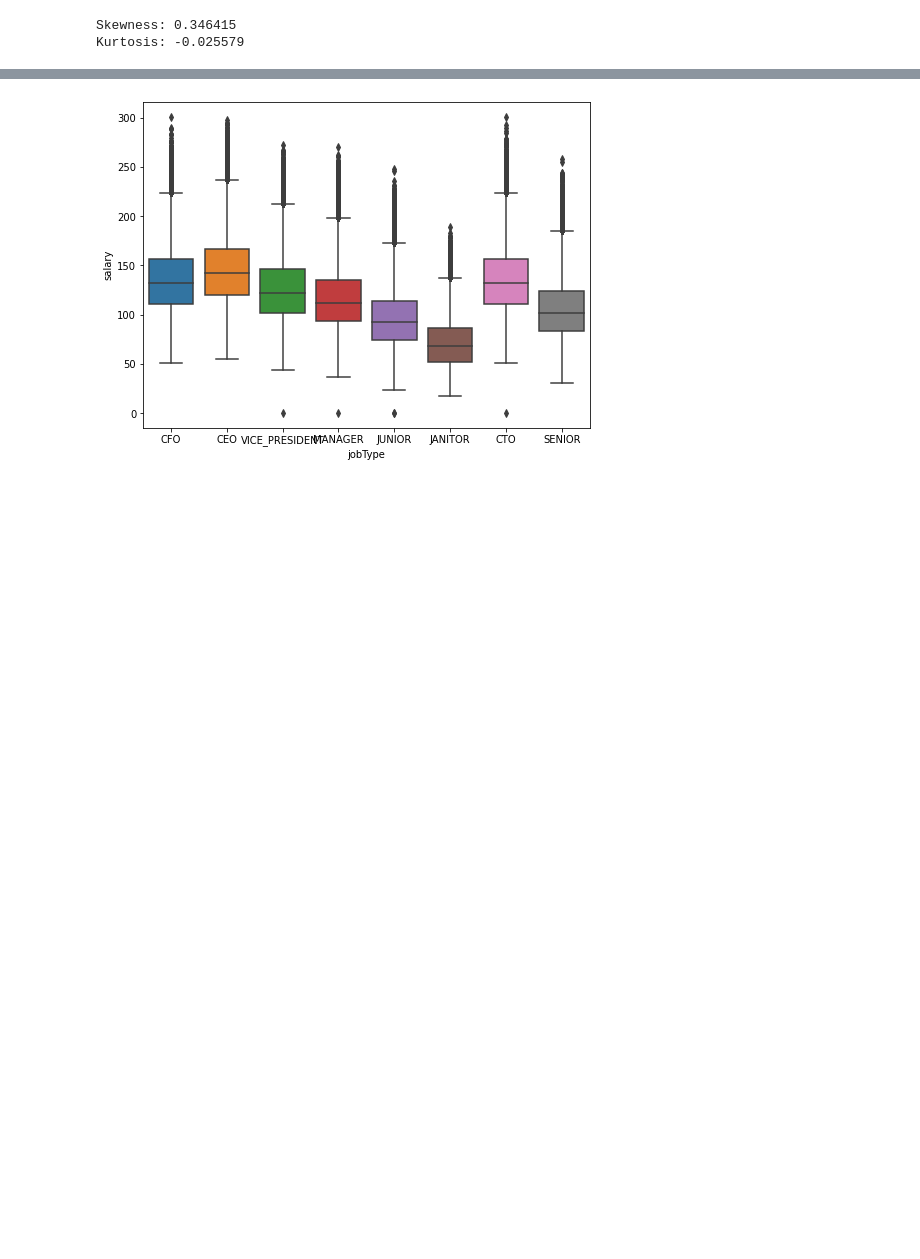
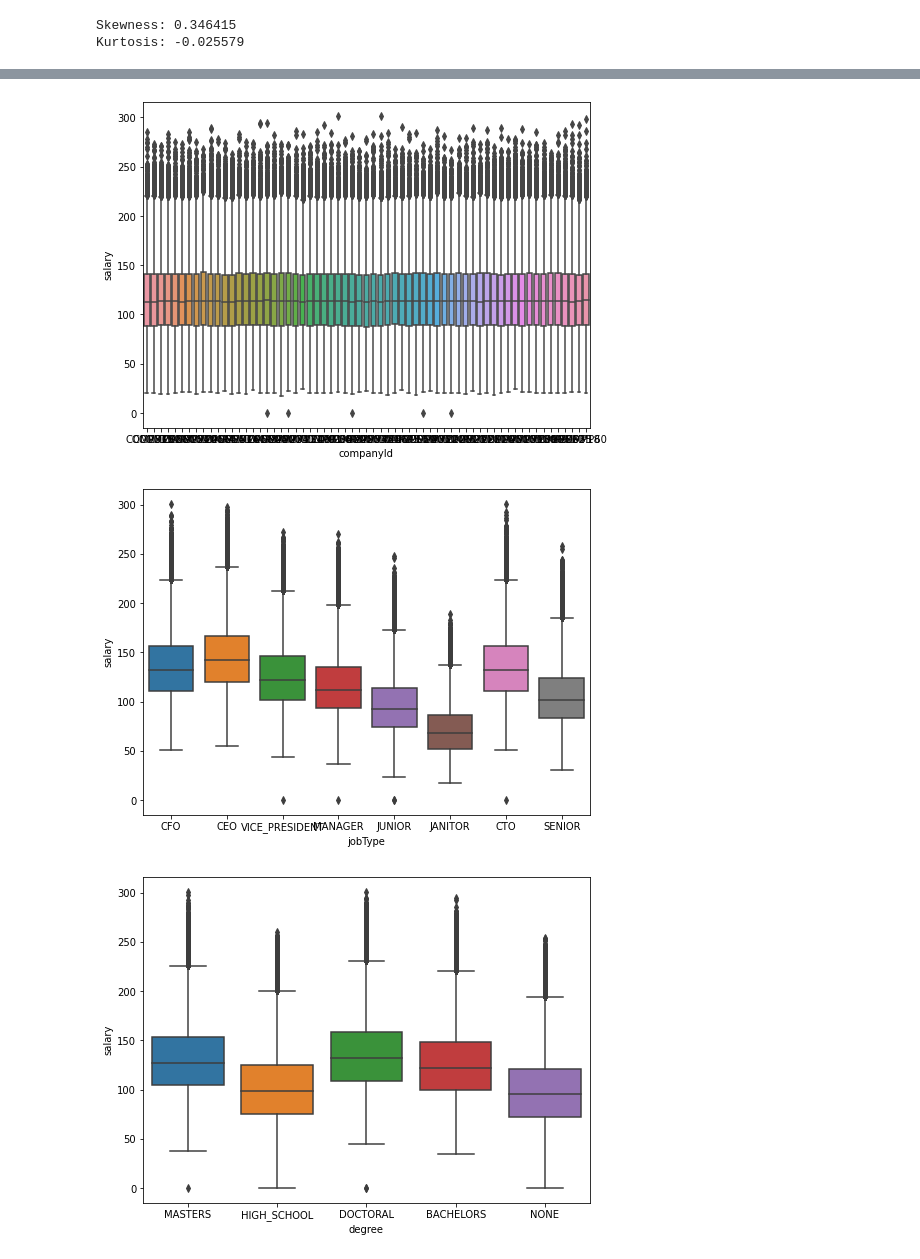
Before and after one commit to JeanMaximilienCadic/indeed-python, a Jupyter notebook: notebook/Indeed.ipynb, the cells around one changed output, grey strips where cells are left out. Saved outputs shown, nothing was run; the diff lists cells and outputs as text; code cells hidden in the pictures; blank space fills up the shorter version.

```diff
--- a/notebook/Indeed.ipynb
+++ b/notebook/Indeed.ipynb
@@ -4,6 +6,5 @@ from matplotlib import pyplot as plt
 # %%
-xdf = pd.read_csv("/srv/sync/cpj/IND/data/train/train_features.csv")
-ydf = pd.read_csv("/srv/sync/cpj/IND/data/train/train_salaries.csv")
+xdf, ydf = pd.read_csv(cfg.etl.xtrain_csv), pd.read_csv(cfg.etl.ytrain_csv)
 # %%
 xdf
 # %% [output]
@@ -105,6 +89,8 @@ def cat_view(var):
     f, ax = plt.subplots(figsize=(8, 6))
     fig = sns.boxplot(x=var, y="salary", data=data)
 # %%
-cat_view('jobType')
+_ = [cat_view(f) for f in cfg.features.cat]
 # %% [output]
-[figure, old version]
+[figure, new version]
+[figure, added]
+[figure, added]
```
Also changed, not shown: parts of 10 cells of this notebook, 20 other files.
